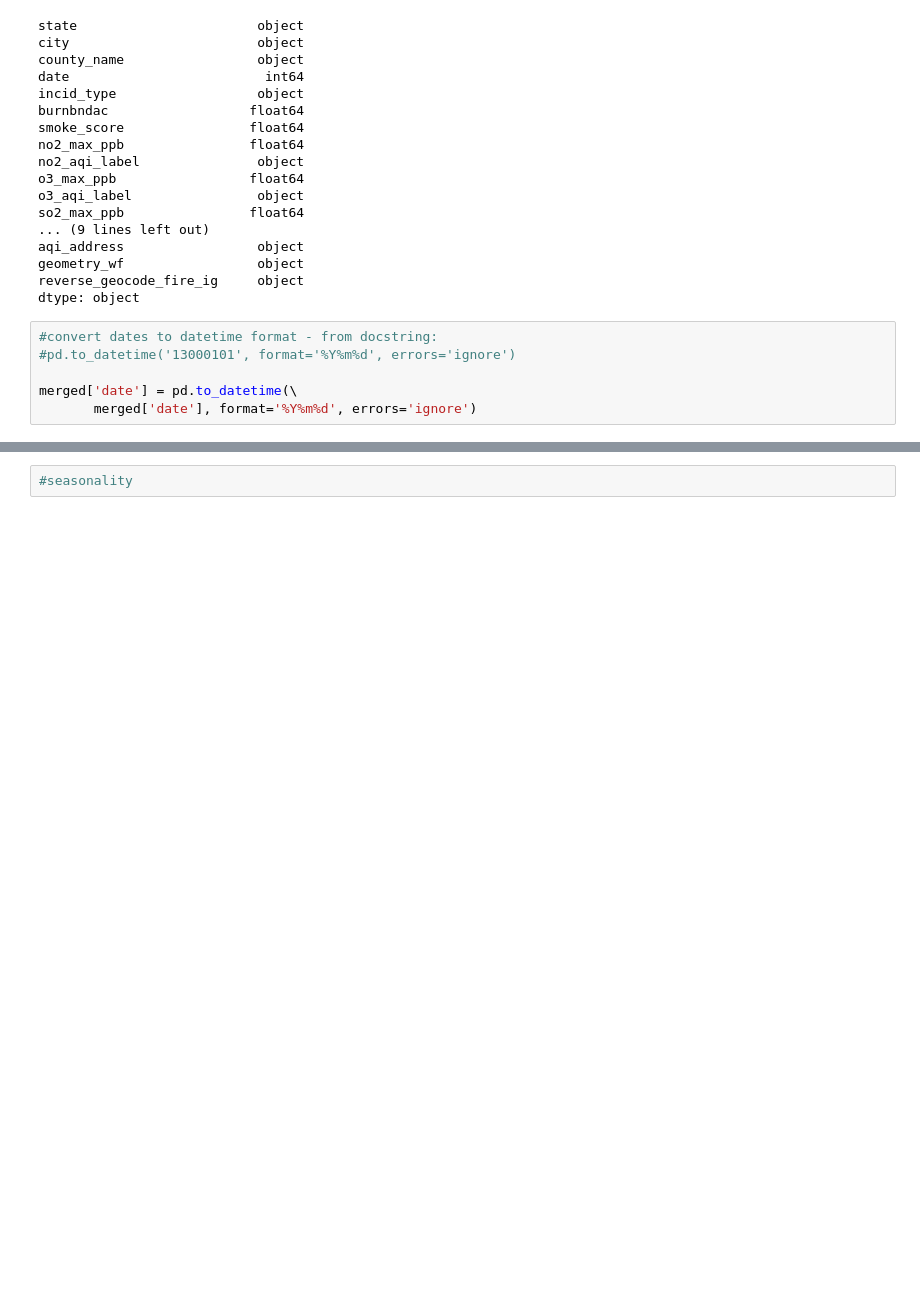
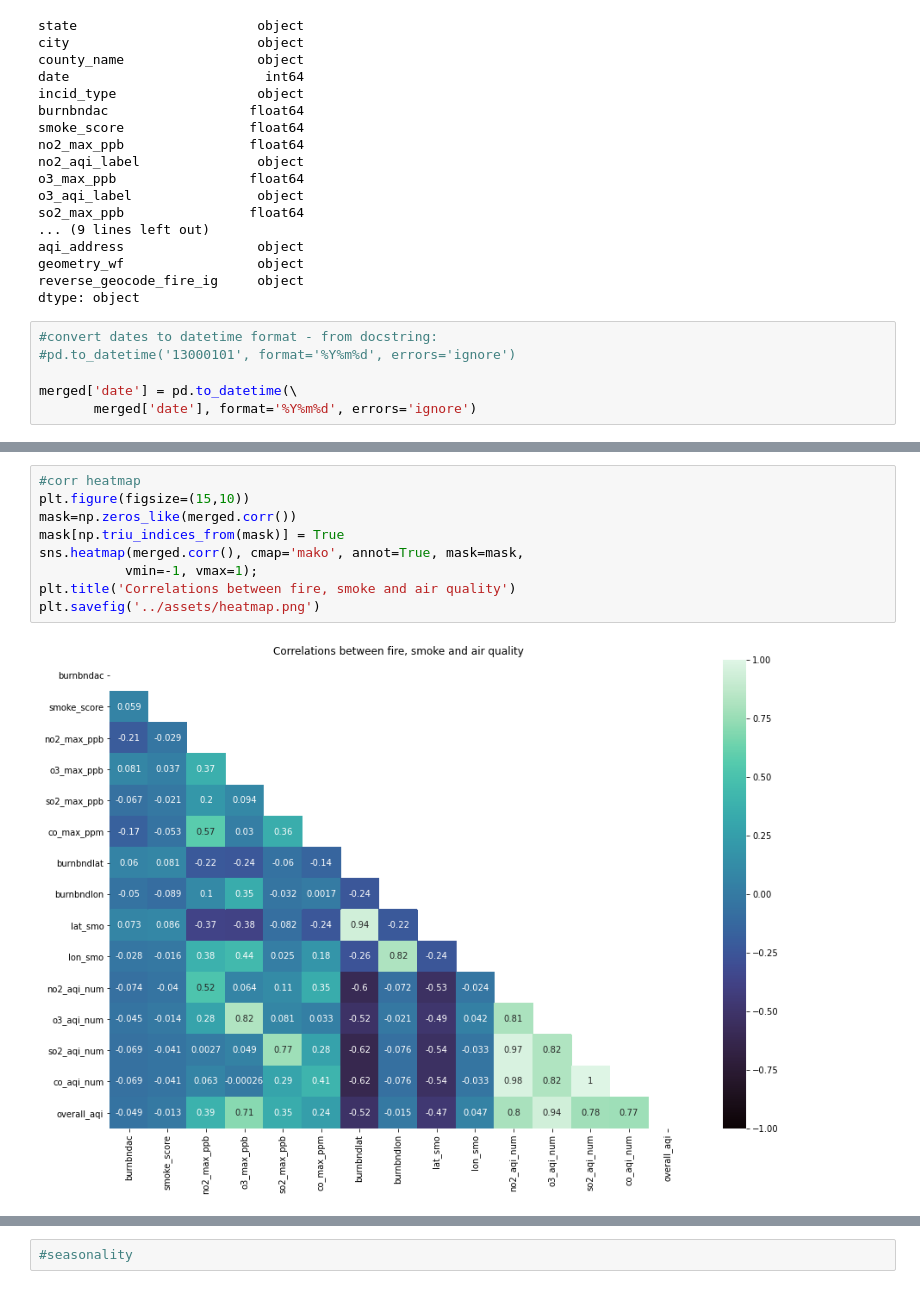
Before and after one commit to rileydr/AirQuality-USWest, a Jupyter notebook: code/va-EDA.ipynb, the cells around one changed output, grey strips where cells are left out. Drawn from its saved outputs; the diff is of its cells as text; blank space fills up the shorter version.

Commit message:
plot correlations

```diff
--- a/code/va-EDA.ipynb
+++ b/code/va-EDA.ipynb
@@ -622,3 +670,14 @@ merged.describe().round(2).T
+# %%
+#corr heatmap
+plt.figure(figsize=(15,10))
+mask=np.zeros_like(merged.corr())
+mask[np.triu_indices_from(mask)] = True
+sns.heatmap(merged.corr(), cmap='mako', annot=True, mask=mask,
+           vmin=-1, vmax=1);
+plt.title('Correlations between fire, smoke and air quality')
+plt.savefig('../assets/heatmap.png')
+# %% [output]
+[figure, added]
 # %%
 #relationships
 #pairplot
```
Also changed, not shown: parts of 8 cells of this notebook, 2 other files.
